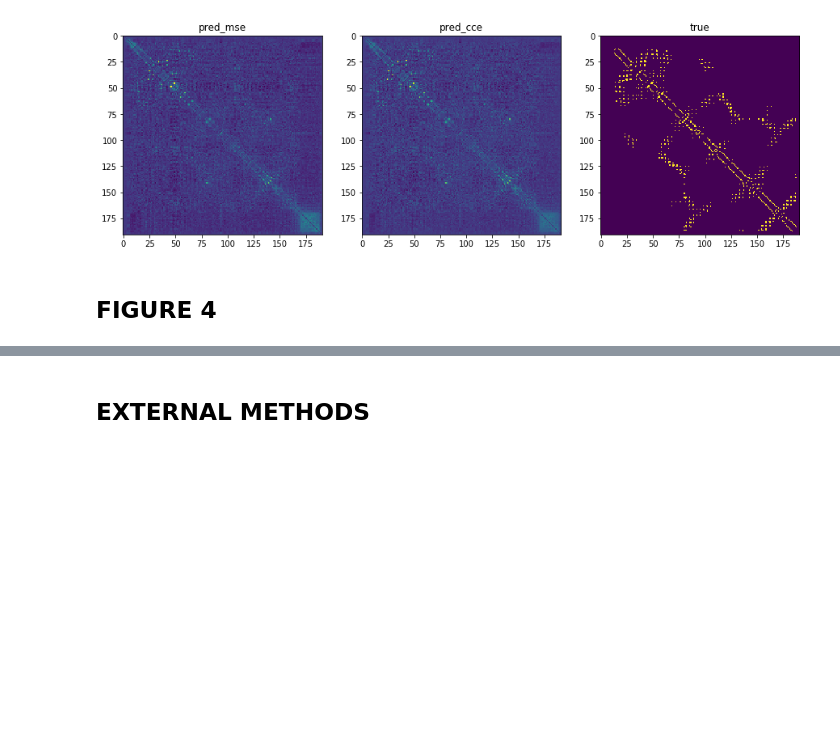
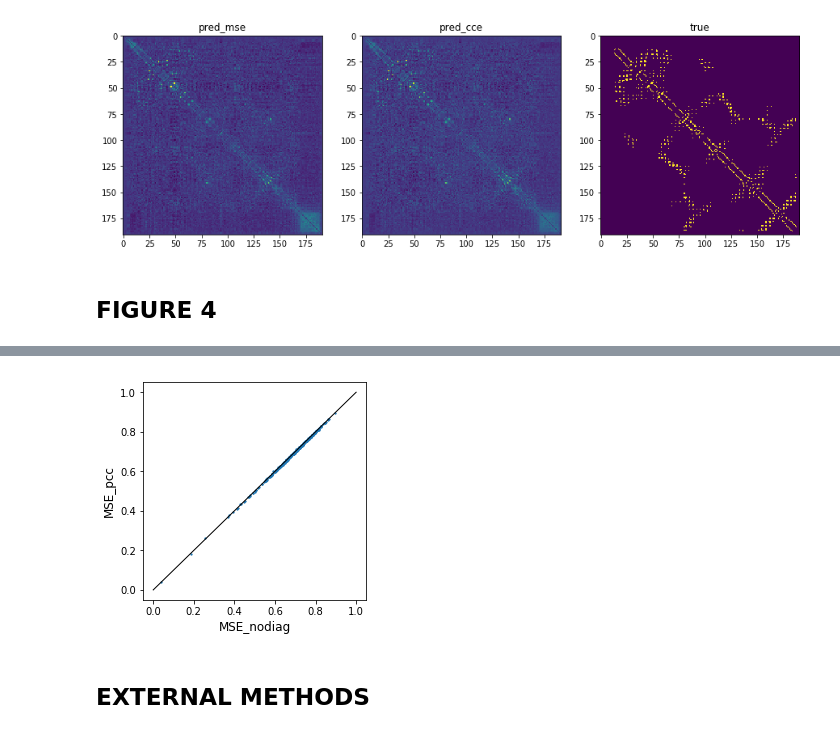
Before and after one commit to sokrypton/seqmodels, a Jupyter notebook: seqmodels.ipynb, the cells around one changed output, grey strips where cells are left out. Drawn from its saved outputs; the diff is of its cells as text; code cells hidden in the pictures; blank space fills up the shorter version.

```diff
--- a/seqmodels.ipynb
+++ b/seqmodels.ipynb
@@ -288,18 +283,9 @@ def CCE(msa,
     loss = loss + (reg_w)/NEFF
 
   opt = opt_adam(loss,"adam", lr=opt_rate)
-  x_w = w
-
-  # l2norm
-  if ignore_gap is False:
-    x_w = x_w[:,:-1,:,:-1]
-
-  x_wi = tf.sqrt(tf.reduce_sum(tf.square(x_w), axis=(1,3))) * (1-tf.eye(ncol))
 
   # do apc
-  x_ap_sum = tf.reduce_sum(x_wi,axis=0)
-  x_ap = x_ap_sum[None,:] * x_ap_sum[:,None] / tf.reduce_sum(x_ap_sum)
-  x_wip = (x_wi - x_ap) * (1-tf.eye(ncol))
+  x_wip = tf_apc(w)
 
   with tf.Session() as sess:
     sess = tf.Session()
@@ -455,3 +452,12 @@ plt.savefig("unified_fig4_b.pdf",bbox_inches = "tight")
+# %%
+plt.figure(figsize=(4,4))
+plt.scatter(AUC[:,4],AUC[:,5],s=1.5);
+plt.xlabel("MSE_nodiag",fontsize=12);
+plt.ylabel("MSE_pcc",fontsize=12);
+plt.plot([0,1],[0,1],c="black",linewidth=1)
+plt.show()
+# %% [output]
+[figure, added]
 # %% [markdown]
 ## EXTERNAL METHODS
 # %% [markdown]
```
Also changed, not shown: parts of 12 cells of this notebook.
